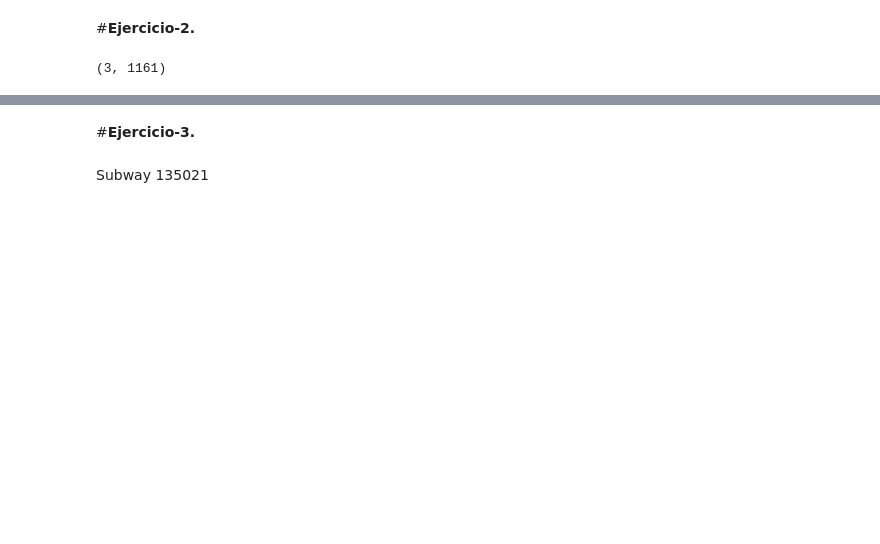
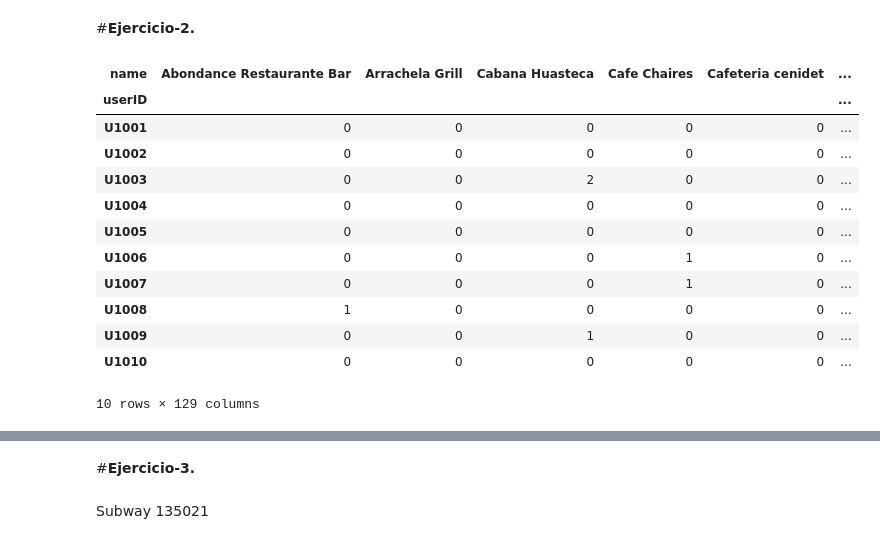
Before and after one commit to PosgradoMNA/IAAEquipo59, a Jupyter notebook: MNA_IAyAA_semana_10_Actividad.ipynb, the cells around one changed output, grey strips where cells are left out. Cells and saved outputs as stored; diff of their text form; code cells hidden in the pictures; blank space fills up the shorter version.

```diff
--- a/MNA_IAyAA_semana_10_Actividad.ipynb
+++ b/MNA_IAyAA_semana_10_Actividad.ipynb
@@ -26,7 +26,9 @@ from sklearn.decomposition import TruncatedSVD
 #**Ejercicio-1.**
 # %%
 # Importamos el dataset y nos quedamos con las columnas que nos interesan para el análisis de la actividad.
-usuario_rating = pd.read_csv("rating_final.csv", usecols = ["userID", "placeID", "rating"])
+usuario_rating = pd.read_csv("rating_final.csv", usecols = ["userID", "placeID", "rating"], encoding = "latin-1")
+geopaces = pd.read_csv("geoplaces2.csv", usecols = ["placeID", "name"], encoding = "latin-1")
 print(usuario_rating.shape)
+print(geopaces.shape)
 # %% [output]
 (1161, 3)
@@ -47,8 +50,3 @@ usuario_rating.head(10)
 | 7 | U1068 | 132732 | 0 |
 | 8 | U1068 | 132630 | 1 |
 | 9 | U1067 | 132584 | 2 |
-# %%
-#cambaimos el valor de la columna userID por un valor numerico consecutivo
-usuario_rating['userID'] = usuario_rating['userID'].astype('category')
-usuario_rating['userID'] = usuario_rating['userID'].cat.codes
-usuario_rating.head(50)
@@ -72,0 +53,5 @@ usuario_rating.head(50)
+# %%
+# Realizamos la union de los dos datasets para poder trabajar con los nombres de los restaurantes.
+dataset = pd.merge(usuario_rating, geopaces, on = "placeID")
+print(dataset.shape)
+dataset.head(10)
@@ -83,5 +73,18 @@ usuario_rating.head(50)
-# %%
-X = usuario_rating.T
-X.shape
-# %% [output]
-(3, 1161)
+# %%
+# Describimos la matriz de utilidad y rellemos los valores nulos con 0.
+matriz_utilidad = dataset.pivot_table(values = "rating", index = "userID", columns = "name", fill_value = 0)
+matriz_utilidad.head(10)
+# %% [output]
+| name | Abondance Restaurante Bar | Arrachela Grill | Cabana Huasteca | Cafe Chaires | Cafeteria cenidet | ... |
+| userID |  |  |  |  |  | ... |
+| U1001 | 0 | 0 | 0 | 0 | 0 | ... |
+| U1002 | 0 | 0 | 0 | 0 | 0 | ... |
+| U1003 | 0 | 0 | 2 | 0 | 0 | ... |
+| U1004 | 0 | 0 | 0 | 0 | 0 | ... |
+| U1005 | 0 | 0 | 0 | 0 | 0 | ... |
+| U1006 | 0 | 0 | 0 | 1 | 0 | ... |
+| U1007 | 0 | 0 | 0 | 1 | 0 | ... |
+| U1008 | 1 | 0 | 0 | 0 | 0 | ... |
+| U1009 | 0 | 0 | 1 | 0 | 0 | ... |
+| U1010 | 0 | 0 | 0 | 0 | 0 | ... |
+10 rows × 129 columns
```
Also changed, not shown: parts of 47 cells of this notebook.
